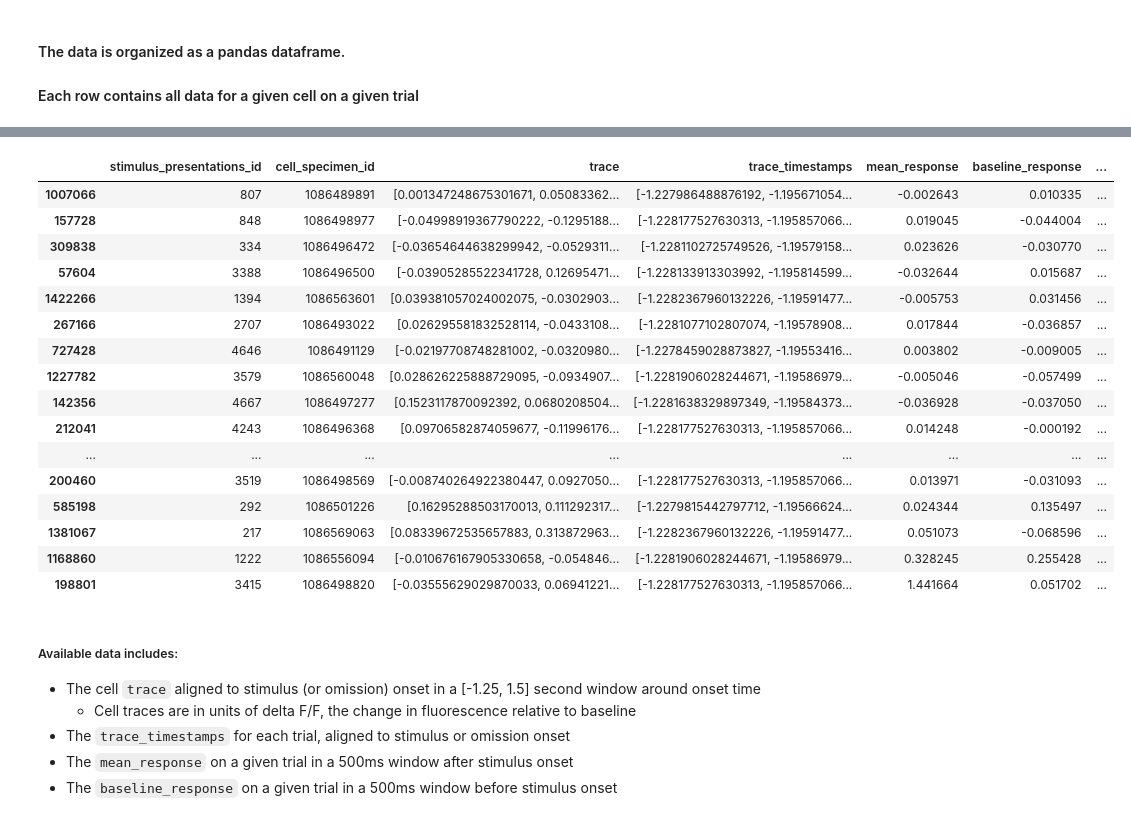
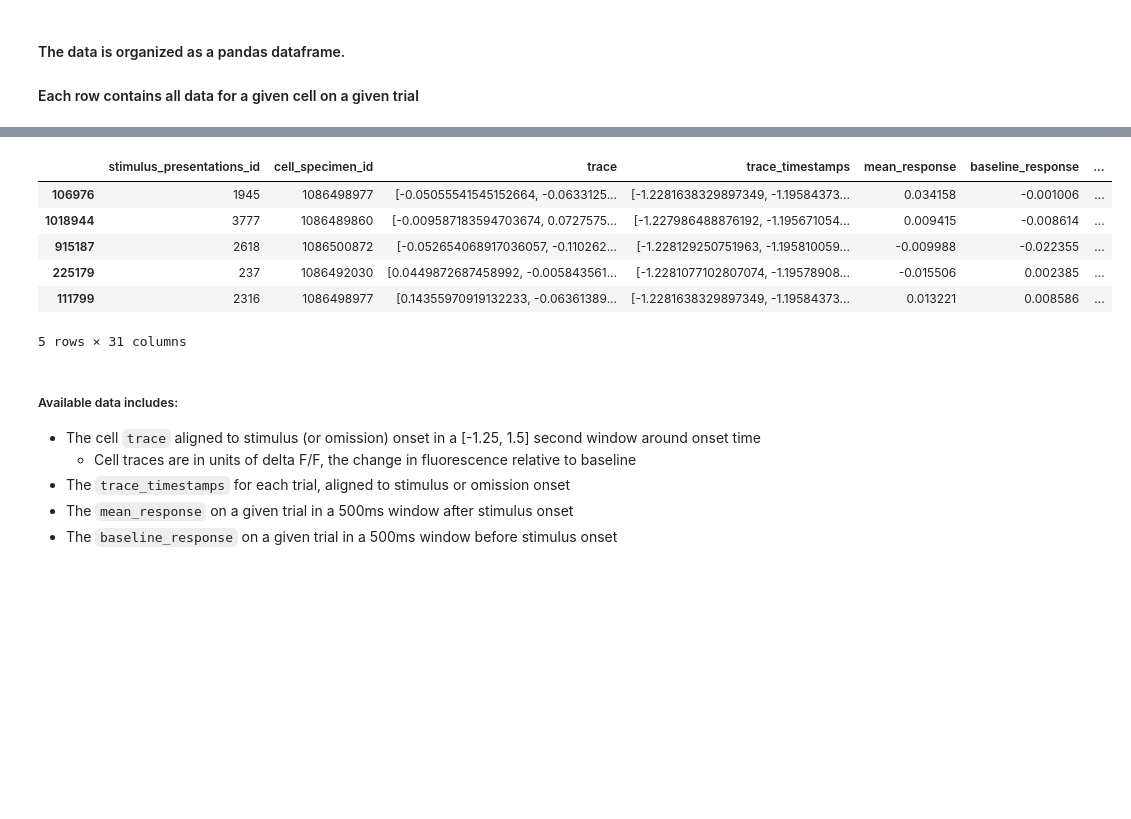
Before and after one commit to pawanthapaliya01/Bostonhousepricing, a Jupyter notebook: projects/neurons/load_Allen_Visual_Behavior_from_pre_processed_file.ipynb, the cells around one changed output, grey strips where cells are left out. Saved outputs shown, nothing was run; the diff lists cells and outputs as text; code cells hidden in the pictures; blank space fills up the shorter version.

```diff
--- a/projects/neurons/load_Allen_Visual_Behavior_from_pre_processed_file.ipynb
+++ b/projects/neurons/load_Allen_Visual_Behavior_from_pre_processed_file.ipynb
@@ -143,3 +73,0 @@ data.shape
-# %%
-pd.set_option('display.max_rows', 500)
-pd.set_option('display.max_columns', 500)
@@ -214,23 +74,13 @@ See the caveats in the documentation: https://pandas.pydata.org/pandas-docs/stab
 # %%
-data.sample(50)
+data.sample(5)
 # %% [output]
 |  | stimulus_presentations_id | cell_specimen_id | trace | trace_timestamps | mean_response | baseline_response | ... |
-| 1007066 | 807 | 1086489891 | [0.001347248675301671, 0.05083362... | [-1.227986488876192, -1.195671054... | -0.002643 | 0.010335 | ... |
-| 157728 | 848 | 1086498977 | [-0.04998919367790222, -0.1295188... | [-1.228177527630313, -1.195857066... | 0.019045 | -0.044004 | ... |
-| 309838 | 334 | 1086496472 | [-0.03654644638299942, -0.0529311... | [-1.2281102725749526, -1.19579158... | 0.023626 | -0.030770 | ... |
-| 57604 | 3388 | 1086496500 | [-0.03905285522341728, 0.12695471... | [-1.228133913303992, -1.195814599... | -0.032644 | 0.015687 | ... |
-| 1422266 | 1394 | 1086563601 | [0.039381057024002075, -0.0302903... | [-1.2282367960132226, -1.19591477... | -0.005753 | 0.031456 | ... |
-| 267166 | 2707 | 1086493022 | [0.026295581832528114, -0.0433108... | [-1.2281077102807074, -1.19578908... | 0.017844 | -0.036857 | ... |
-| 727428 | 4646 | 1086491129 | [-0.02197708748281002, -0.0320980... | [-1.2278459028873827, -1.19553416... | 0.003802 | -0.009005 | ... |
-| 1227782 | 3579 | 1086560048 | [0.028626225888729095, -0.0934907... | [-1.2281906028244671, -1.19586979... | -0.005046 | -0.057499 | ... |
-| 142356 | 4667 | 1086497277 | [0.1523117870092392, 0.0680208504... | [-1.2281638329897349, -1.19584373... | -0.036928 | -0.037050 | ... |
-| 212041 | 4243 | 1086496368 | [0.09706582874059677, -0.11996176... | [-1.228177527630313, -1.195857066... | 0.014248 | -0.000192 | ... |
-| ... | ... | ... | ... | ... | ... | ... | ... |
-| 200460 | 3519 | 1086498569 | [-0.008740264922380447, 0.0927050... | [-1.228177527630313, -1.195857066... | 0.013971 | -0.031093 | ... |
-| 585198 | 292 | 1086501226 | [0.16295288503170013, 0.111292317... | [-1.2279815442797712, -1.19566624... | 0.024344 | 0.135497 | ... |
-| 1381067 | 217 | 1086569063 | [0.08339672535657883, 0.313872963... | [-1.2282367960132226, -1.19591477... | 0.051073 | -0.068596 | ... |
-| 1168860 | 1222 | 1086556094 | [-0.010676167905330658, -0.054846... | [-1.2281906028244671, -1.19586979... | 0.328245 | 0.255428 | ... |
-| 198801 | 3415 | 1086498820 | [-0.03555629029870033, 0.06941221... | [-1.228177527630313, -1.195857066... | 1.441664 | 0.051702 | ... |
+| 106976 | 1945 | 1086498977 | [-0.05055541545152664, -0.0633125... | [-1.2281638329897349, -1.19584373... | 0.034158 | -0.001006 | ... |
+| 1018944 | 3777 | 1086489860 | [-0.009587183594703674, 0.0727575... | [-1.227986488876192, -1.195671054... | 0.009415 | -0.008614 | ... |
+| 915187 | 2618 | 1086500872 | [-0.052654068917036057, -0.110262... | [-1.228129250751963, -1.195810059... | -0.009988 | -0.022355 | ... |
+| 225179 | 237 | 1086492030 | [0.0449872687458992, -0.005843561... | [-1.2281077102807074, -1.19578908... | -0.015506 | 0.002385 | ... |
+| 111799 | 2316 | 1086498977 | [0.14355970919132233, -0.06361389... | [-1.2281638329897349, -1.19584373... | 0.013221 | 0.008586 | ... |
+5 rows × 31 columns
 # %% [markdown]
 
 ##### Available data includes:
```
Also changed, not shown: parts of 21 cells of this notebook.
